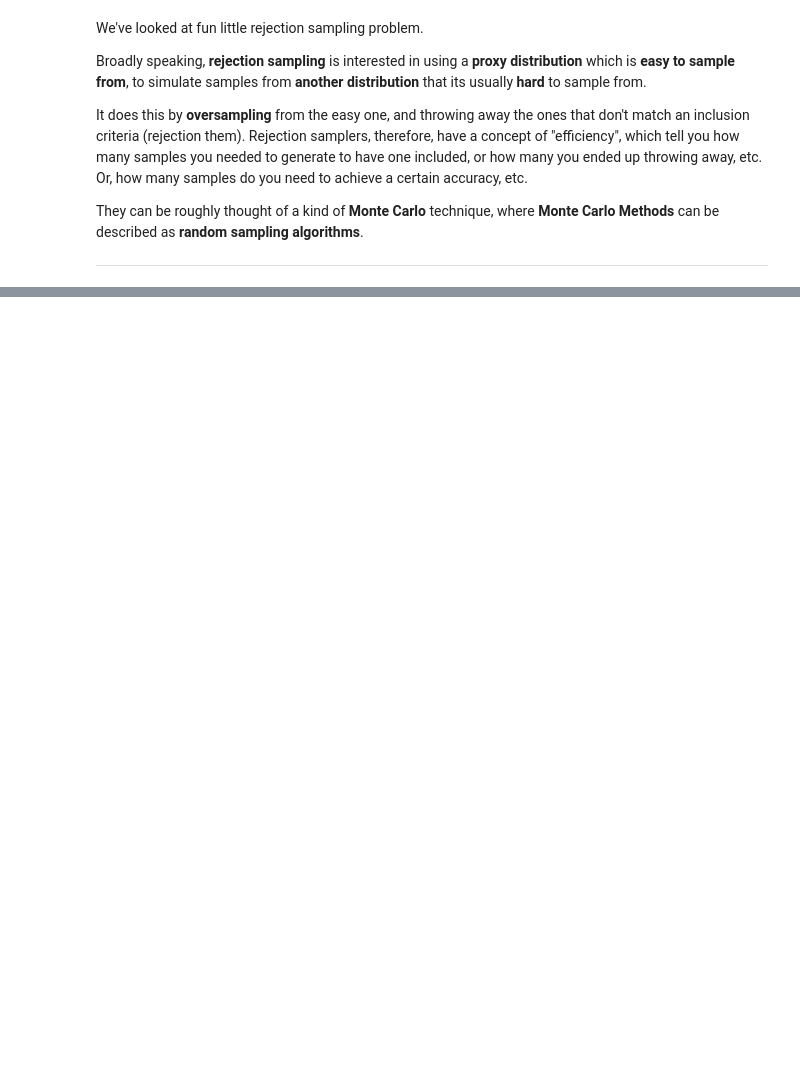
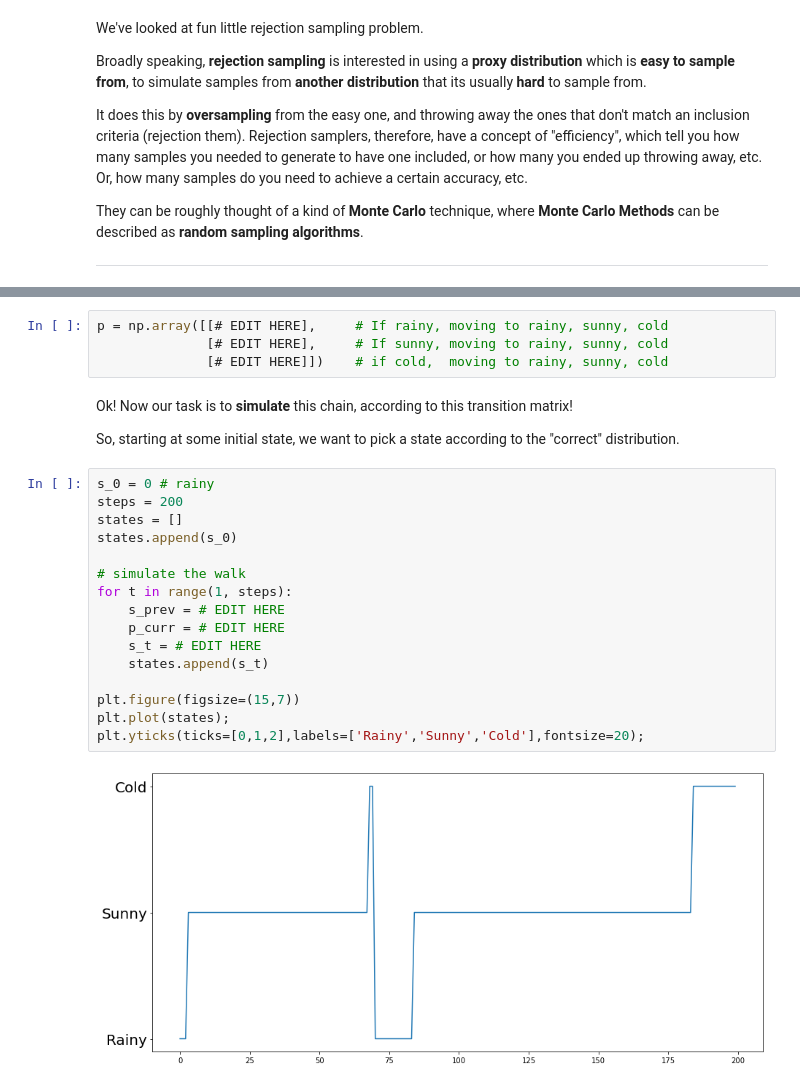
Before and after one commit to diego898/ds5440-fall-2020, a Jupyter notebook: nbs/Prob-Review.ipynb, the cells around one changed output, grey strips where cells are left out. Saved outputs shown, nothing was run; the diff lists cells and outputs as text; blank space fills up the shorter version.

```diff
--- a/nbs/Prob-Review.ipynb
+++ b/nbs/Prob-Review.ipynb
@@ -756,0 +832,26 @@ There is much more we can say about Monte Carlo methods more broadly, but our in
+# %%
+p = np.array([[# EDIT HERE],     # If rainy, moving to rainy, sunny, cold
+              [# EDIT HERE],     # If sunny, moving to rainy, sunny, cold
+              [# EDIT HERE]])    # if cold,  moving to rainy, sunny, cold
+# %% [markdown]
+Ok! Now our task is to **simulate** this chain, according to this transition matrix!
+
+So, starting at some initial state, we want to pick a state according to the "correct" distribution.
+# %%
+s_0 = 0 # rainy
+steps = 200
+states = []
+states.append(s_0)
+
+# simulate the walk
+for t in range(1, steps):
+    s_prev = # EDIT HERE
+    p_curr = # EDIT HERE
+    s_t = # EDIT HERE
+    states.append(s_t)
+
+plt.figure(figsize=(15,7))
+plt.plot(states);
+plt.yticks(ticks=[0,1,2],labels=['Rainy','Sunny','Cold'],fontsize=20);
+# %% [output]
+[figure, added]
```
Also changed, not shown: parts of 34 cells of this notebook.
